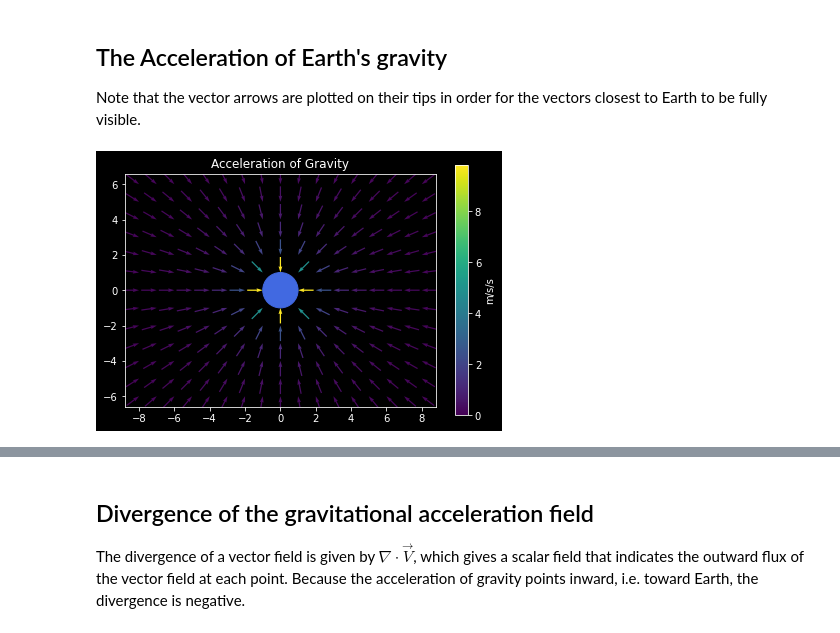
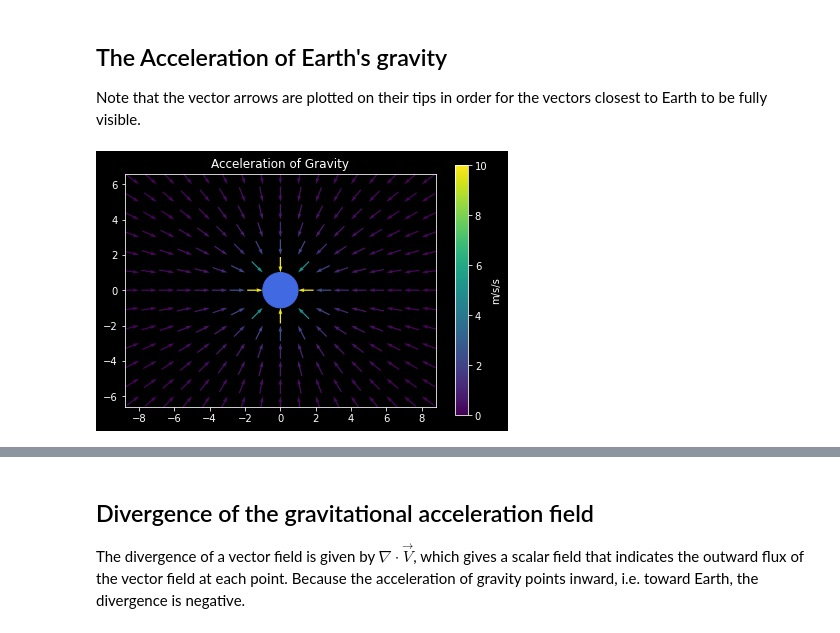
Before and after one commit to zachartrand/Field-plots, a Jupyter notebook: earth_gravity/earth_gravity.ipynb, the cells around one changed output, grey strips where cells are left out. Drawn from its saved outputs; the diff is of its cells as text; code cells hidden in the pictures.

```diff
--- a/earth_gravity/earth_gravity.ipynb
+++ b/earth_gravity/earth_gravity.ipynb
@@ -30,41 +30,41 @@ earth_radius = 6371000  # in meters
 Note that the vector arrows are plotted on their tips
 in order for the vectors closest to Earth to be fully
 visible.
-# %%
-# Set up coordinates and values.
-x_max = 8
-y_max = 6
-x, y = np.meshgrid(
-    np.linspace(-x_max, x_max, 2*x_max+1),
-    np.linspace(-y_max, y_max, 2*y_max+1)
-)
-
-r = np.hypot(x, y)
-u = -x/r
-v = -y/r
-mag = g/(r*r)
-
-# Plot
-earth = plt.Circle((0, 0), 1, color="royalblue")
-ax = plt.subplot()
-
-plt.quiver(
-    x, y,
-    u, v,
-    mag,
-    cmap = cmap,
-    norm = colors.Normalize(vmin=0, vmax=g),
-    pivot = "tip",
-    scale = 20,
-)
-ax.add_patch(earth)
-ax.set_aspect('equal', 'box')
-ax.set_xticks(np.arange(-x_max, x_max+1, 2))
-plt.title("Acceleration of Gravity")
-plt.colorbar(label="m/s/s")
-plt.tight_layout()
-# plt.savefig(f"./svg/earth_gravity_{cmap}.svg", dpi=600)
-
-plt.show()
-# %% [output]
-[figure, removed]
+# %%
+## Set up coordinates and values.
+x_max = 8
+y_max = 6
+x, y = np.meshgrid(
+    np.linspace(-x_max, x_max, 2*x_max+1),
+    np.linspace(-y_max, y_max, 2*y_max+1)
+)
+
+r = np.hypot(x, y)
+u = -x/r
+v = -y/r
+mag = g/(r*r)
+
+# Plot
+earth = plt.Circle((0, 0), 1, color="royalblue")
+ax = plt.subplot()
+
+plt.quiver(
+    x, y,
+    u, v,
+    mag,
+    cmap = cmap,
+    norm = colors.Normalize(vmin=0, vmax=10),
+    pivot = "tip",
+    scale = 20,
+)
+ax.add_patch(earth)
+ax.set_aspect('equal', 'box')
+ax.set_xticks(np.arange(-x_max, x_max+1, 2))
+plt.title("Acceleration of Gravity")
+plt.colorbar(label="m/s/s")
+plt.tight_layout()
+# plt.savefig(f"./svg/earth_gravity_{cmap}.svg")
+
+plt.show()
+# %% [output]
+[figure, added]
```
Also changed, not shown: parts of 6 cells of this notebook.
